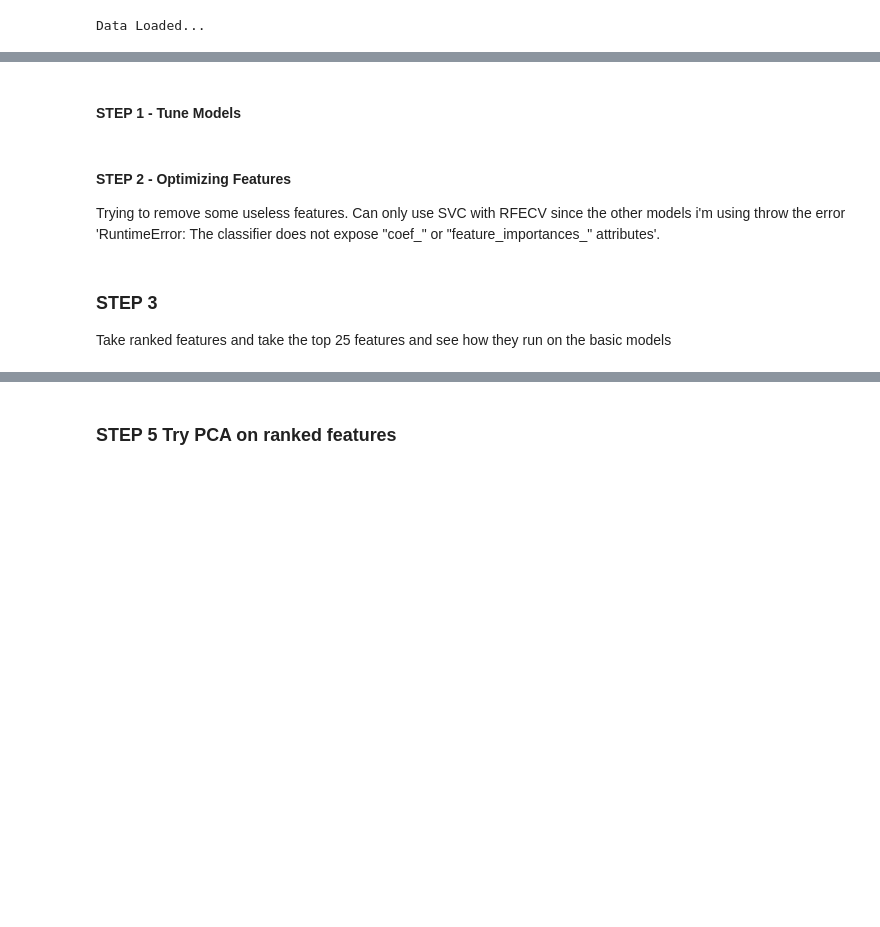
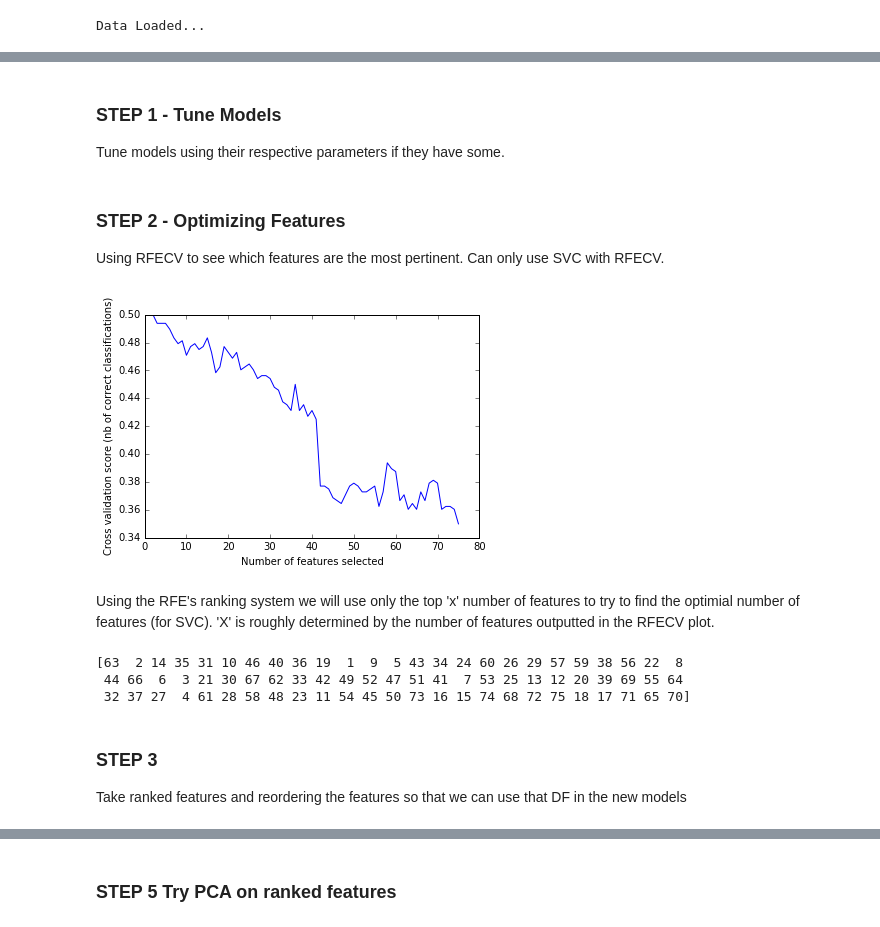
Before and after one commit to dchilders21/stats, a Jupyter notebook: src/stats/stats.ipynb, the cells around one changed output, grey strips where cells are left out. Drawn from its saved outputs; the diff is of its cells as text; code cells hidden in the pictures; blank space fills up the shorter version.

```diff
--- a/src/stats/stats.ipynb
+++ b/src/stats/stats.ipynb
@@ -117,5 +126,5 @@ def load_models(round_num):
 
 raw_X, raw_y = split_target(raw_data)
 
-# svc, gmm, knn, gnb = train_models(round_number, raw_X, raw_y)
+svc, gmm, knn, gnb = train_models(round_number, raw_X, raw_y)
 # svc, gmm, knn, gnb = load_models(round_number)
@@ -122,29 +150,35 @@ raw_X, raw_y = split_target(raw_data)
 # %% [markdown]
-#### STEP 1 - Tune Models
+### STEP 1 - Tune Models
+
+Tune models using their respective parameters if they have some.
 # %%
 def train_tuned_models(round_num, X, y):
     for i in models:
         form_model.build_tuned_model(X, y, i)
 
-#train_tuned_models(round_number, raw_X, raw_y)
+train_tuned_models(round_number, raw_X, raw_y)
-# %% [markdown]
-#### STEP 2 - Optimizing Features
-Trying to remove some useless features.  Can only use SVC with RFECV since the other models i'm using throw the error 'RuntimeError: The classifier does not expose "coef_" or "feature_importances_" attributes'.
+# %% [markdown]
+### STEP 2 - Optimizing Features
+Using RFECV to see which features are the most pertinent.  Can only use SVC with RFECV.
 # %%
 def plot_RFECV(X, y):
     svc = SVC(kernel="linear")
     rfecv = RFECV(estimator=svc, step=1, cv=StratifiedKFold(y, 2),
                   scoring='accuracy')
     rfecv.fit(X, y)
 
     # Plot number of features VS. cross-validation scores
     plt.figure()
     plt.xlabel("Number of features selected")
     plt.ylabel("Cross validation score (nb of correct classifications)")
     plt.plot(range(1, len(rfecv.grid_scores_) + 1), rfecv.grid_scores_)
     plt.show()
 
-# plot_RFECV(raw_X, raw_y)
+plot_RFECV(raw_X, raw_y)
+# %% [output]
+[figure, added]
+# %% [markdown]
+Using the RFE's ranking system we will use only the top 'x' number of features to try to find the optimial number of features (for SVC).  'X' is roughly determined by the number of features outputted in the RFECV plot.
 # %%
 def create_RFE(X, y):
     # Create the RFE object and rank each pixel
@@ -154,10 +188,14 @@ def create_RFE(X, y):
     print(rfe.ranking_)
     return rfe.ranking_
 
-# rankings = create_RFE(raw_X, raw_y)
+rankings = create_RFE(raw_X, raw_y)
+# %% [output]
+[63  2 14 35 31 10 46 40 36 19  1  9  5 43 34 24 60 26 29 57 59 38 56 22  8
+ 44 66  6  3 21 30 67 62 33 42 49 52 47 51 41  7 53 25 13 12 20 39 69 55 64
+ 32 37 27  4 61 28 58 48 23 11 54 45 50 73 16 15 74 68 72 75 18 17 71 65 70]
 # %% [markdown]
 ### STEP 3
-Take ranked features and take the top 25 features and see how they run on the basic models
+Take ranked features and reordering the features so that we can use that DF in the new models
 # %%
 def reorder_features(ranking, data):
     ranked_X = pd.DataFrame(index=range(480))
```
Also changed, not shown: parts of 34 cells of this notebook, 28 other files.
